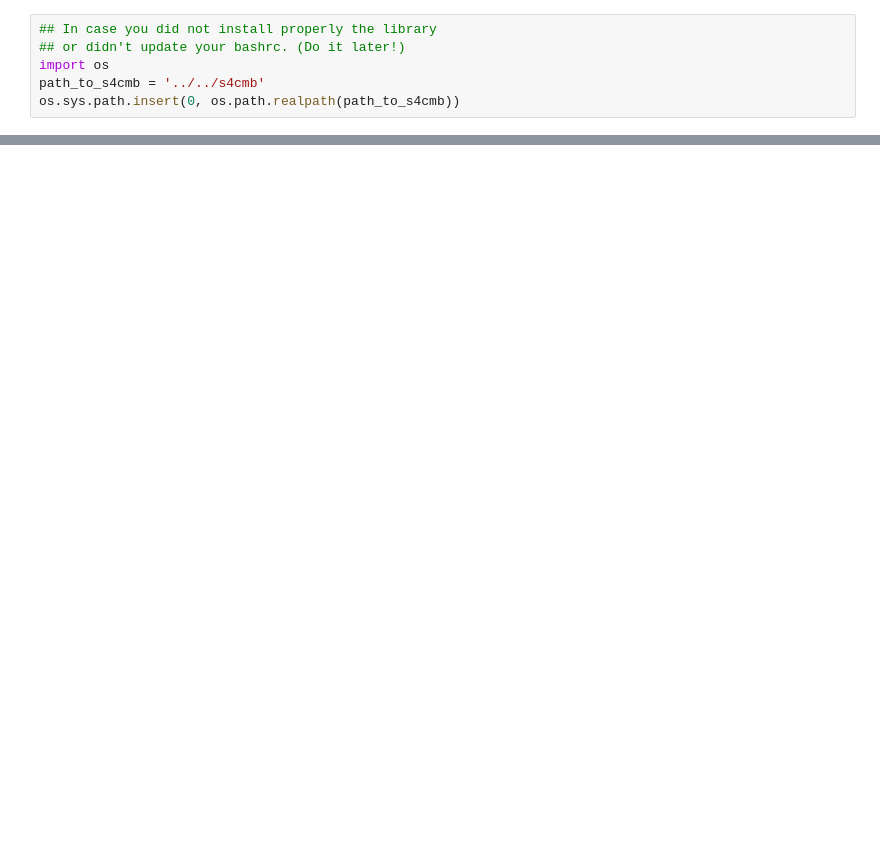
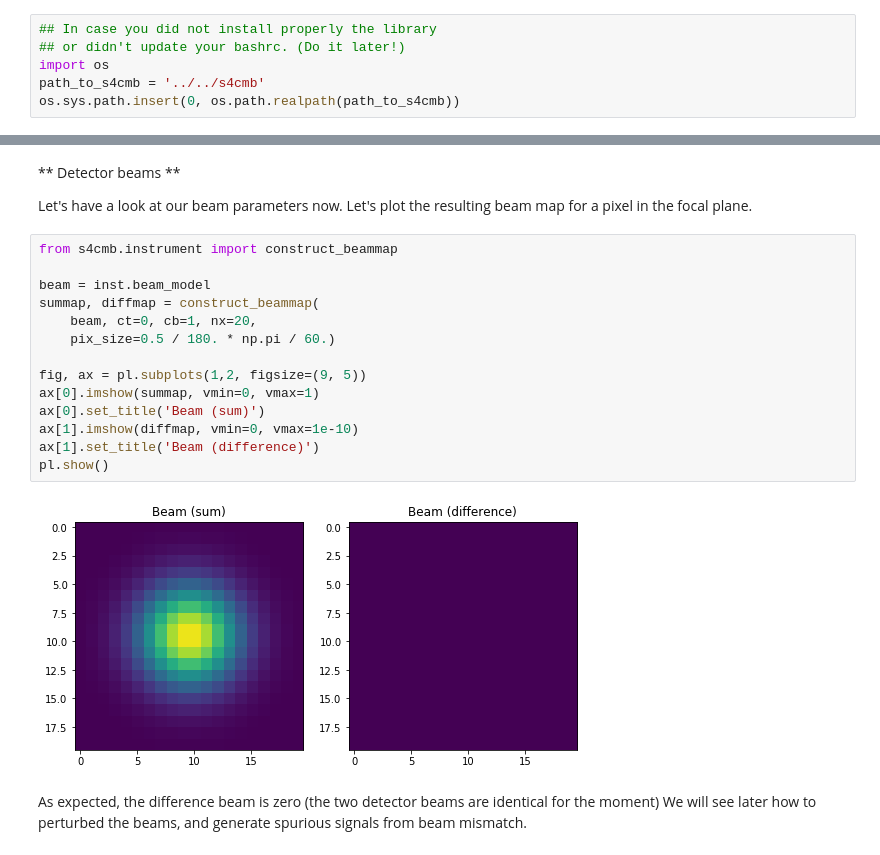
Before and after one commit to JulienPeloton/s4cmb-resources, a Jupyter notebook: Day1/s4cmb_presentation.ipynb, the cells around one changed output, grey strips where cells are left out. Drawn from its saved outputs; the diff is of its cells as text; blank space fills up the shorter version.

```diff
--- a/Day1/s4cmb_presentation.ipynb
+++ b/Day1/s4cmb_presentation.ipynb
@@ -30,0 +77,24 @@ More specifically, we focus on 5 parts of the instrument:
+# %% [markdown]
+** Detector beams **
+
+Let's have a look at our beam parameters now.
+Let's plot the resulting beam map for a pixel in the focal plane.
+# %%
+from s4cmb.instrument import construct_beammap
+
+beam = inst.beam_model
+summap, diffmap = construct_beammap(
+    beam, ct=0, cb=1, nx=20,
+    pix_size=0.5 / 180. * np.pi / 60.)
+
+fig, ax = pl.subplots(1,2, figsize=(9, 5))
+ax[0].imshow(summap, vmin=0, vmax=1)
+ax[0].set_title('Beam (sum)')
+ax[1].imshow(diffmap, vmin=0, vmax=1e-10)
+ax[1].set_title('Beam (difference)')
+pl.show()
+# %% [output]
+[figure, added]
+# %% [markdown]
+As expected, the difference beam is zero (the two detector beams are identical for the moment)
+We will see later how to perturbed the beams, and generate spurious signals from beam mismatch.
```
Also changed, not shown: parts of 19 cells of this notebook.
